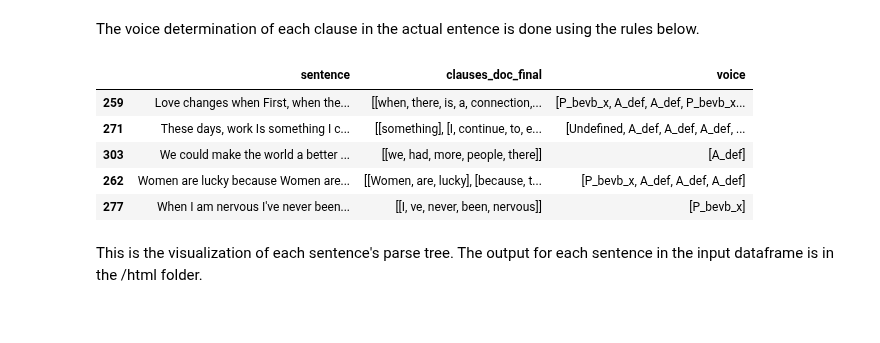
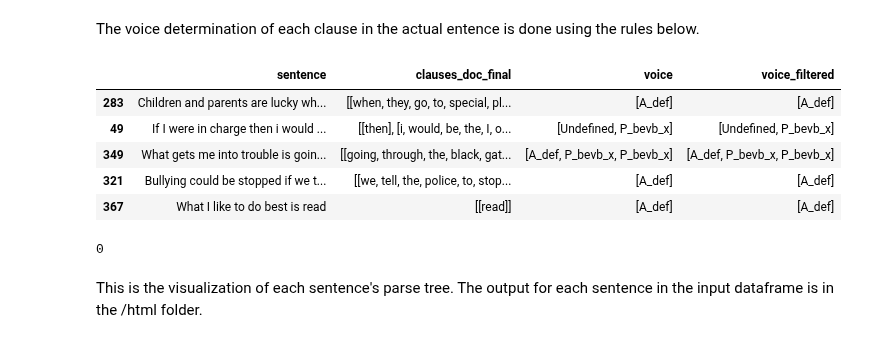
Before and after one commit to perspegrity5/SL_NLP_PassiveActive1, a Jupyter notebook: spacy_classifiers.ipynb, the cells around one changed output. Saved outputs shown, nothing was run; the diff lists cells and outputs as text; code cells hidden in the pictures.

```diff
--- a/spacy_classifiers.ipynb
+++ b/spacy_classifiers.ipynb
@@ -181,7 +177,32 @@ def remove_prompts(df):
             new_arr.append(new_clause)
     return [x for x in new_arr if len(x) != 0]
 
-def process_text_df(clauses_arr):
+def filter_valid_text_df(clauses_arr):
+    new_arr = []
+    # first pass
+    first_pass = []
+    tok_arr = [[ tok.i for tok in clause] for clause in clauses_arr]
+
+    for i in range(len(tok_arr)):
+        x = tok_arr[i]
+        if len(x) ==  0:
+            continue
+        is_subset = False
+        for y in tok_arr:
+            if set(x).issubset(y) and not set(x) == set(y):
+                is_subset = True
+        if not is_subset:
+            first_pass.append(i)
+    new_arr = [idx for idx in first_pass if len(clauses_arr[idx]) > 0]
+    return new_arr
+
+def get_valid_text_df(row):
+    clauses_arr = row["clauses_doc_final"]
+    valid_indices = row["valid_indices_per_doc"]
+    filtered_clauses = [get_text_from_tokens(clauses_arr[x]) for x in valid_indices]
+    return filtered_clauses
+
+def process_verbs_df(clauses_arr):
     new_arr = []
     # first pass
     first_pass = []
@@ -207,8 +228,9 @@ def process_text_df(clauses_arr):
     return new_arr
 
 df['clauses_doc_final'] = df[['prompt', 'split_by_verbs_arr']].apply(remove_prompts, axis = 1)
-df['clauses_text_final'] = df['clauses_doc_final'].apply(process_text_df)
-df['split_by_verbs_arr_cleaned'] = df['split_by_verbs_arr'].apply(process_text_df)
+df["valid_indices_per_doc"] = df['clauses_doc_final'].apply(filter_valid_text_df)
+df['clauses_text_final'] = df.apply(lambda row: get_valid_text_df(row), axis = 1)
+df['split_by_verbs_arr_cleaned'] = df['split_by_verbs_arr'].apply(process_verbs_df)
 df.sample(frac = 1).head(20)
 # %% [output]
 |  | UID | survey_id | prompt_number | prompt_id | prompt | response | score | selectionTag | ... |
@@ -246,39 +290,45 @@ def voice_rule_engine(clause):
         if x.text.lower().strip() in ['yes', 'no']:
             ct += 1
     if ct >= len(clause)/2:
         return p_yn
 
     BEING_VERBS = ['be', 'am', 'is', 'isn', 'are', 'aren', \
                    'was', 'were', 'wasn', 'weren', 'been', 'being', \
                    'have', 'haven', 'has', 'hasn', 'could', 'couldn', \
                    'should', 'shouldn', 'would', 'wouldn', 'may', 'might', 'mightn', \
                    'must','mustn', 'shall', 'can', 'will', \
                    'do', 'don', 'did', 'didn', 'does', 'doesn', 'having']
     for x in clause:
         if x.text.lower().strip() in BEING_VERBS and x.pos_ == "VERB":
             return p_beverb
 
     for x in clause:
         if x.dep_ == "acomp":
             return p_get
 
     return a_def
 
 def clauses_voice(arr_of_clauses):
     op = []
     for clause in arr_of_clauses:
         voice = voice_rule_engine(clause)
         op.append(voice)
     return op
 
 df['voice'] = df.clauses_doc_final.apply(clauses_voice)
-df[['sentence', 'clauses_doc_final', 'voice']].sample(frac = 1).head()
+df["voice_filtered"] = df.apply(lambda row: [row["voice"][i] for i in range(len(row["voice"])) if i in row["valid_indices_per_doc"]], axis = 1)
+df["voice"] = df["voice_filtered"]
+df[['sentence', 'clauses_doc_final', 'voice', "voice_filtered"]].sample(frac = 1).head()
 # %% [output]
-|  | sentence | clauses_doc_final | voice |
-| 259 | Love changes when First, when the... | [[when, there, is, a, connection,... | [P_bevb_x, A_def, A_def, P_bevb_x... |
-| 271 | These days, work Is something I c... | [[something], [I, continue, to, e... | [Undefined, A_def, A_def, A_def, ... |
-| 303 | We could make the world a better ... | [[we, had, more, people, there]] | [A_def] |
-| 262 | Women are lucky because Women are... | [[Women, are, lucky], [because, t... | [P_bevb_x, A_def, A_def, A_def] |
-| 277 | When I am nervous I've never been... | [[I, ve, never, been, nervous]] | [P_bevb_x] |
+|  | sentence | clauses_doc_final | voice | voice_filtered |
+| 283 | Children and parents are lucky wh... | [[when, they, go, to, special, pl... | [A_def] | [A_def] |
+| 49 | If I were in charge then i would ... | [[then], [i, would, be, the, I, o... | [Undefined, P_bevb_x] | [Undefined, P_bevb_x] |
+| 349 | What gets me into trouble is goin... | [[going, through, the, black, gat... | [A_def, P_bevb_x, P_bevb_x] | [A_def, P_bevb_x, P_bevb_x] |
+| 321 | Bullying could be stopped if we t... | [[we, tell, the, police, to, stop... | [A_def] | [A_def] |
+| 367 | What I like to do best is read | [[read]] | [A_def] | [A_def] |
+# %%
+df[df["clauses_text_final"].apply(len) != df["voice"].apply(len)].shape[0] # assert 0
+# %% [output]
+0
 # %% [markdown]
 This is the visualization of each sentence's parse tree. The output for each sentence in the input dataframe is in the /html folder.
```
Also changed, not shown: parts of 11 cells of this notebook, 9 other files.
